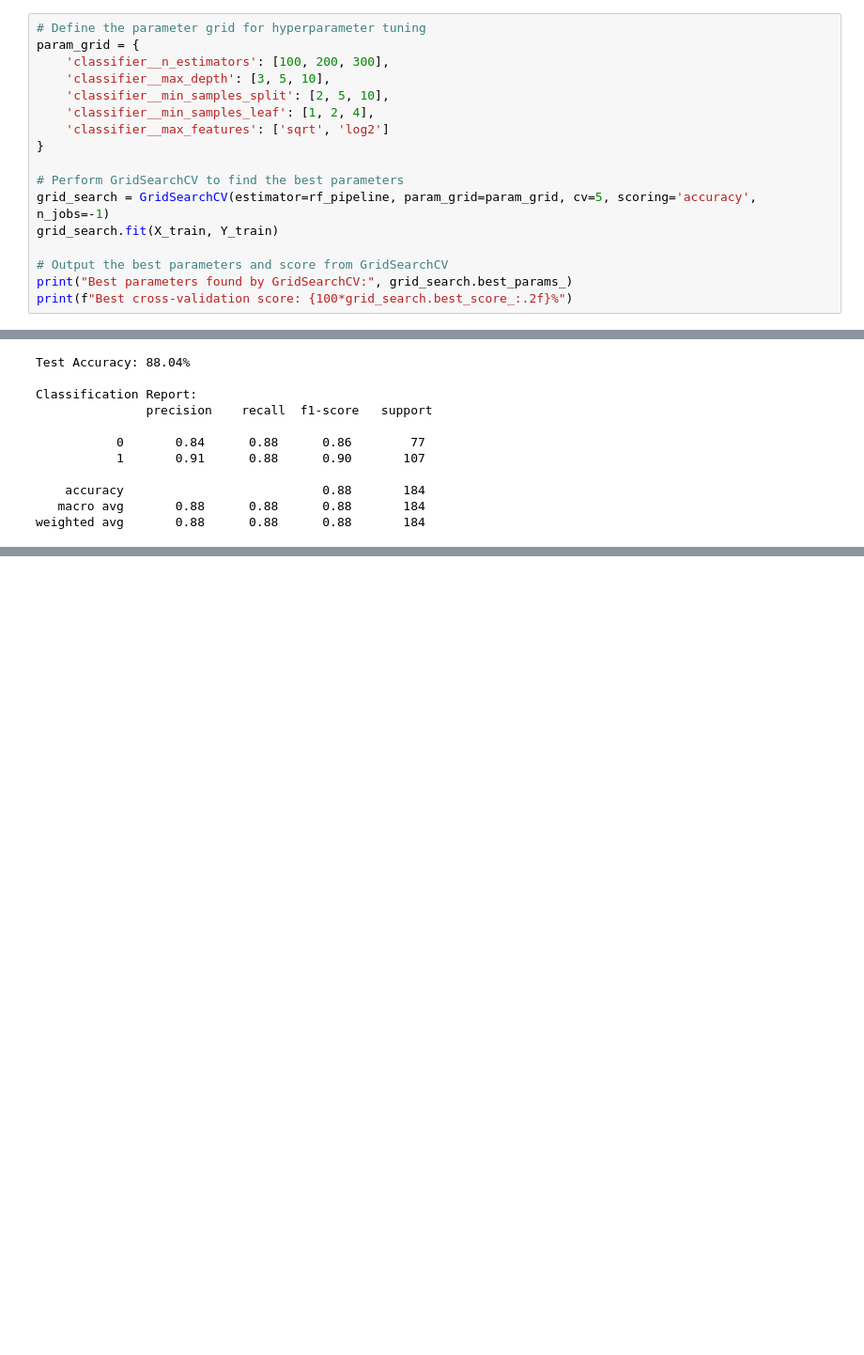
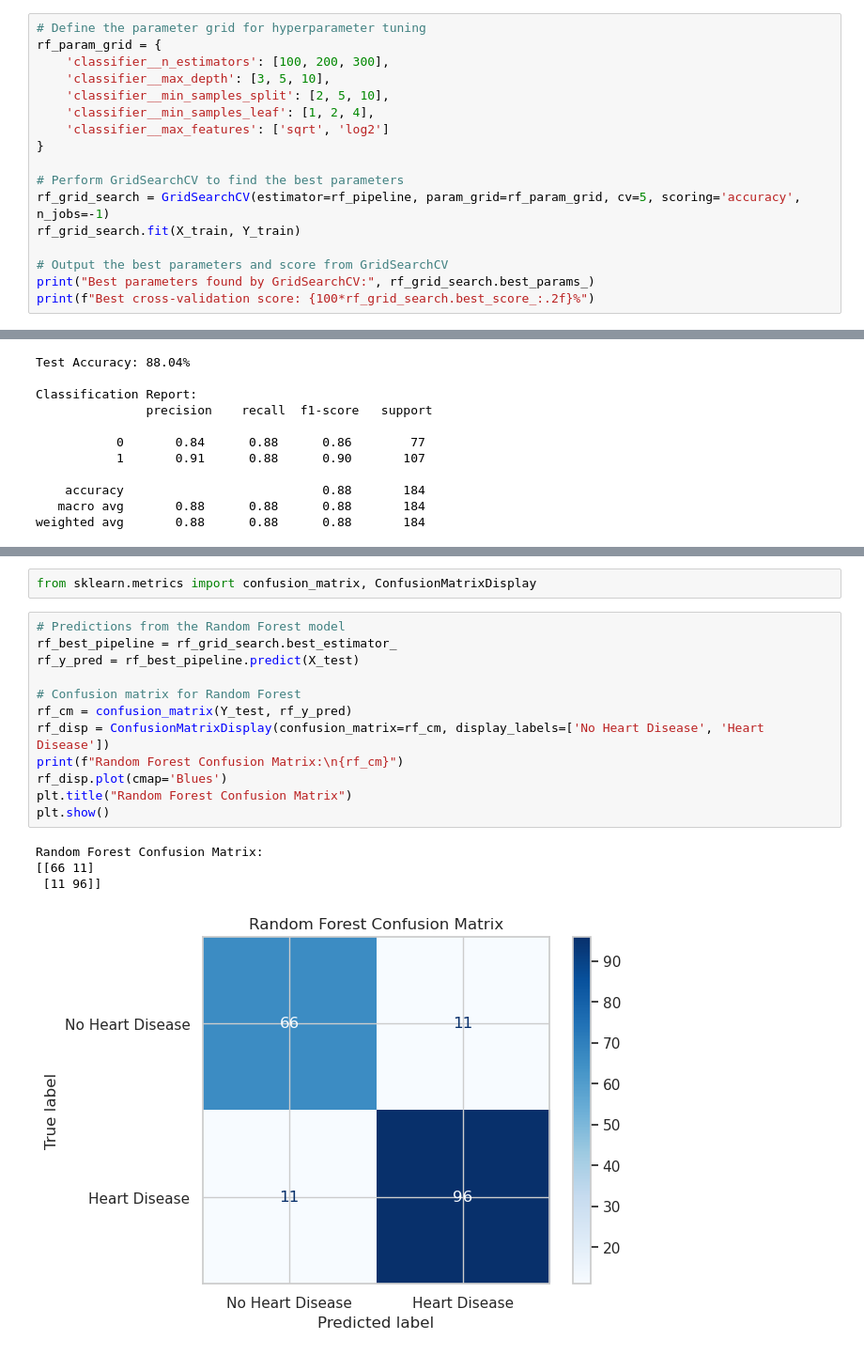
Before and after one commit to singhvi28/heart-disease, a Jupyter notebook: heart_failure.ipynb, the cells around one changed output, grey strips where cells are left out. Shown at 94% size. Drawn from its saved outputs; the diff is of its cells as text; blank space fills up the shorter version.

Commit message:
comparison using confusion matrix

```diff
--- a/heart_failure.ipynb
+++ b/heart_failure.ipynb
@@ -440,7 +440,7 @@ rf_pipeline = Pipeline(steps=[
 ])
 # %%
 # Define the parameter grid for hyperparameter tuning
-param_grid = {
+rf_param_grid = {
     'classifier__n_estimators': [100, 200, 300],
     'classifier__max_depth': [3, 5, 10],
     'classifier__min_samples_split': [2, 5, 10],
@@ -449,12 +449,12 @@ param_grid = {
 }
 
 # Perform GridSearchCV to find the best parameters
-grid_search = GridSearchCV(estimator=rf_pipeline, param_grid=param_grid, cv=5, scoring='accuracy', n_jobs=-1)
-grid_search.fit(X_train, Y_train)
+rf_grid_search = GridSearchCV(estimator=rf_pipeline, param_grid=rf_param_grid, cv=5, scoring='accuracy', n_jobs=-1)
+rf_grid_search.fit(X_train, Y_train)
 
 # Output the best parameters and score from GridSearchCV
-print("Best parameters found by GridSearchCV:", grid_search.best_params_)
-print(f"Best cross-validation score: {100*grid_search.best_score_:.2f}%")
+print("Best parameters found by GridSearchCV:", rf_grid_search.best_params_)
+print(f"Best cross-validation score: {100*rf_grid_search.best_score_:.2f}%")
 # %% [output]
 Best parameters found by GridSearchCV: {'classifier__max_depth': 10, 'classifier__max_features': 'sqrt', 'classifier__min_samples_leaf': 1, 'classifier__min_samples_split': 10, 'classifier__n_estimato ...
 Best cross-validation score: 87.74%
@@ -579,0 +582,19 @@ weighted avg       0.88      0.88      0.88       184
+# %%
+from sklearn.metrics import confusion_matrix, ConfusionMatrixDisplay
+# %%
+# Predictions from the Random Forest model
+rf_best_pipeline = rf_grid_search.best_estimator_
+rf_y_pred = rf_best_pipeline.predict(X_test)
+
+# Confusion matrix for Random Forest
+rf_cm = confusion_matrix(Y_test, rf_y_pred)
+rf_disp = ConfusionMatrixDisplay(confusion_matrix=rf_cm, display_labels=['No Heart Disease', 'Heart Disease'])
+print(f"Random Forest Confusion Matrix:\n{rf_cm}")
+rf_disp.plot(cmap='Blues')
+plt.title("Random Forest Confusion Matrix")
+plt.show()
+# %% [output]
+Random Forest Confusion Matrix:
+[[66 11]
+ [11 96]]
+[figure, added]
```
Also changed, not shown: parts of 7 cells of this notebook.
